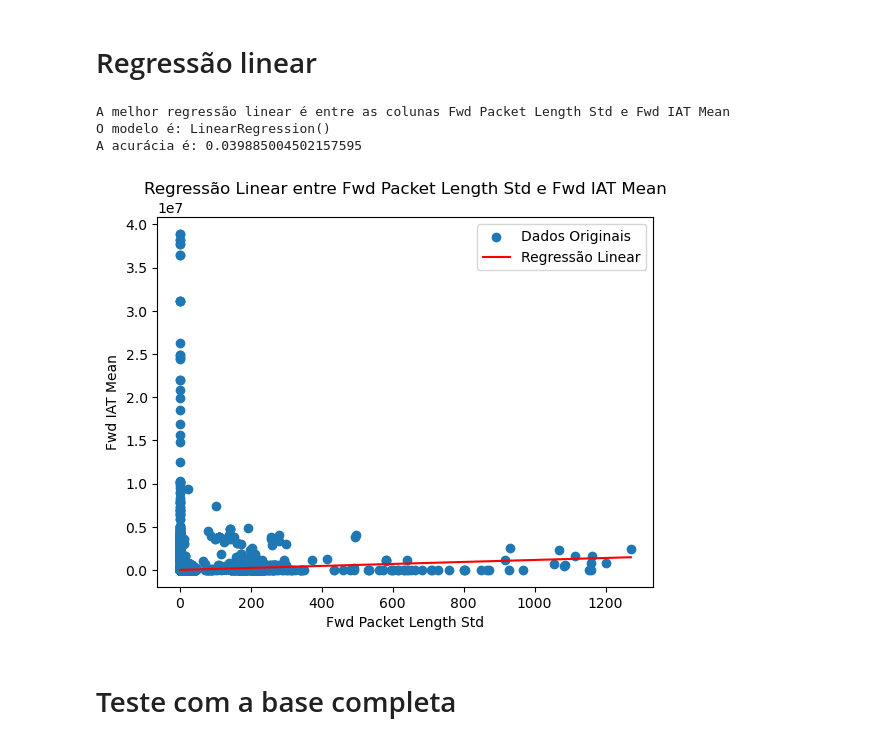
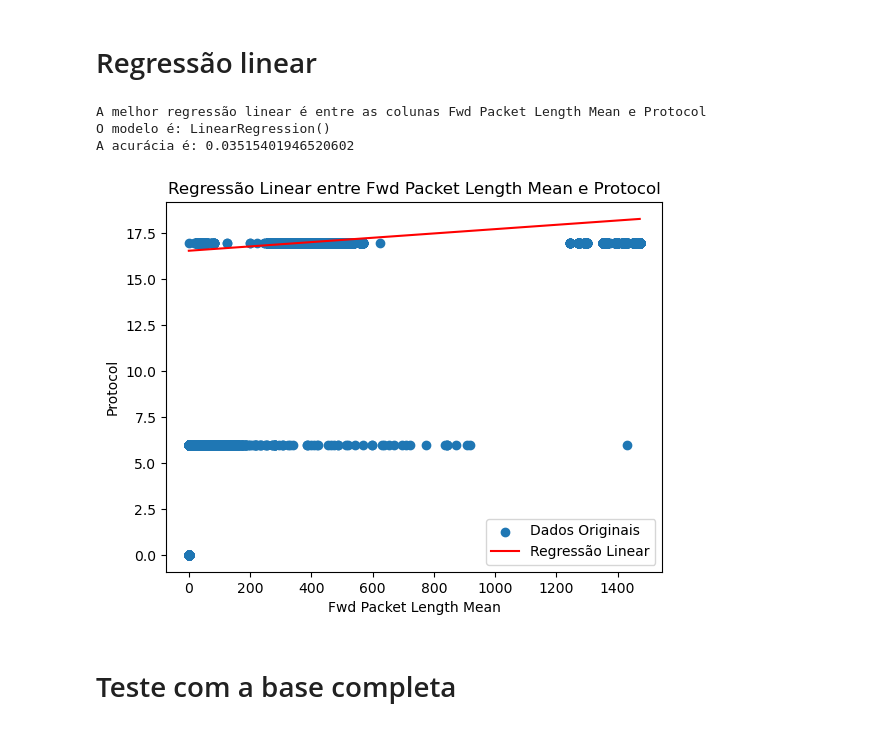
Before and after one commit to davijls9/-algoritmo-Random-Forest-para-identifica-DDoS-UDP, a Jupyter notebook: resultado_algoritmo-Cortada.ipynb, the cells around one changed output. Cells and saved outputs as stored; diff of their text form; code cells hidden in the pictures.

```diff
--- a/resultado_algoritmo-Cortada.ipynb
+++ b/resultado_algoritmo-Cortada.ipynb
@@ -98,7 +98,7 @@ dados_tr.reset_index(drop=True, inplace=True)
 #                        'Fwd Packet Length Min', 'Protocol', 'Timestamp', 'Label']
 
 # Lista das colunas a serem selecionadas
-colunas_selecionadas = ['Fwd Packet Length Std', 'Fwd IAT Mean', 'min_seg_size_forward', 'Destination Port', 'Protocol', 'Timestamp', 'Label']
+colunas_selecionadas = ['Fwd Packet Length Mean', 'Fwd IAT Mean', 'min_seg_size_forward', 'Destination Port', 'Protocol', 'Timestamp', 'Label']
 
 # Remova espaços em branco dos nomes das colunas
 dados_tr.columns = dados_tr.columns.str.strip()
@@ -466,7 +466,7 @@ def plot_accuracy(clf, X_train, y_train, X_test, y_test, update_interval=10, sav
 # Regressão linear
 # %%
 # Lista das colunas a serem selecionadas
-colunas_selecionadas = ['Fwd Packet Length Std', 'Fwd IAT Mean', 'min_seg_size_forward', 'Destination Port', 'Protocol', 'Label']
+colunas_selecionadas = ['Fwd Packet Length Mean', 'Fwd IAT Mean', 'min_seg_size_forward', 'Destination Port', 'Protocol', 'Label']
 
 # Remova espaços em branco dos nomes das colunas
 dados_tr.columns = dados_tr.columns.str.strip()
@@ -538,27 +538,29 @@ print("A melhor regressão linear é entre as colunas", melhor_x, "e", melhor_y)
 print("O modelo é:", melhor_modelo)
 print("A acurácia é:", maior_r2)
 # %% [output]
-A melhor regressão linear é entre as colunas Fwd Packet Length Std e Fwd IAT Mean
+A melhor regressão linear é entre as colunas Fwd Packet Length Mean e Protocol
 O modelo é: LinearRegression()
-A acurácia é: 0.039885004502157595
+A acurácia é: 0.03515401946520602
 # %%
 # Dados originais
 x_col_data = df_dados3[melhor_x].values
 y_col_data = df_dados3[melhor_y].values
 
 # Linha de regressão
 x = np.linspace(min(x_col_data), max(x_col_data), 100)
 y_pred = melhor_modelo.predict(x.reshape(-1, 1))
 
 plt.scatter(x_col_data, y_col_data, label='Dados Originais')
 plt.plot(x, y_pred, color='red', label='Regressão Linear')
 plt.xlabel(melhor_x)
 plt.ylabel(melhor_y)
 plt.legend()
+plt.grid(True)
+plt.savefig("regressao_Linear_entre_colunas.png".format(melhor_x, melhor_y))
 plt.title("Regressão Linear entre {} e {}".format(melhor_x, melhor_y))
 plt.show()
 # %% [output]
-[figure, old version]
+[figure, new version]
 # %% [markdown]
 # Teste com a base completa
 # %%
```
Also changed, not shown: parts of 18 cells of this notebook, 3 other files.
